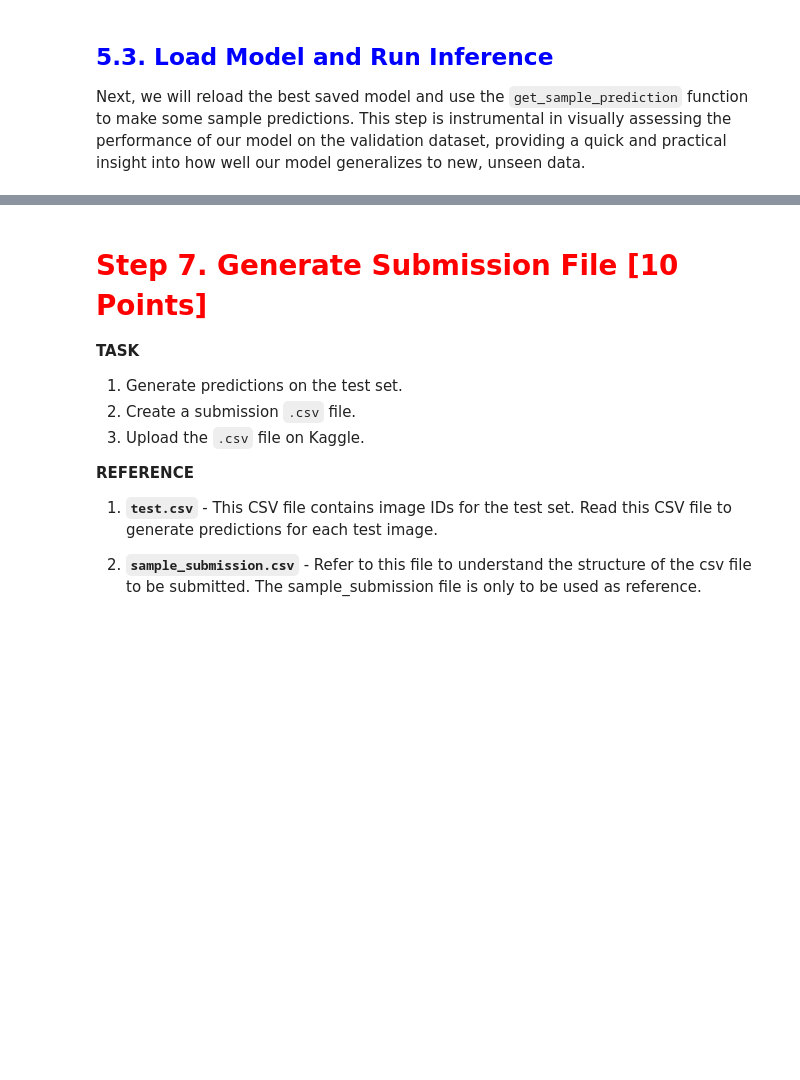
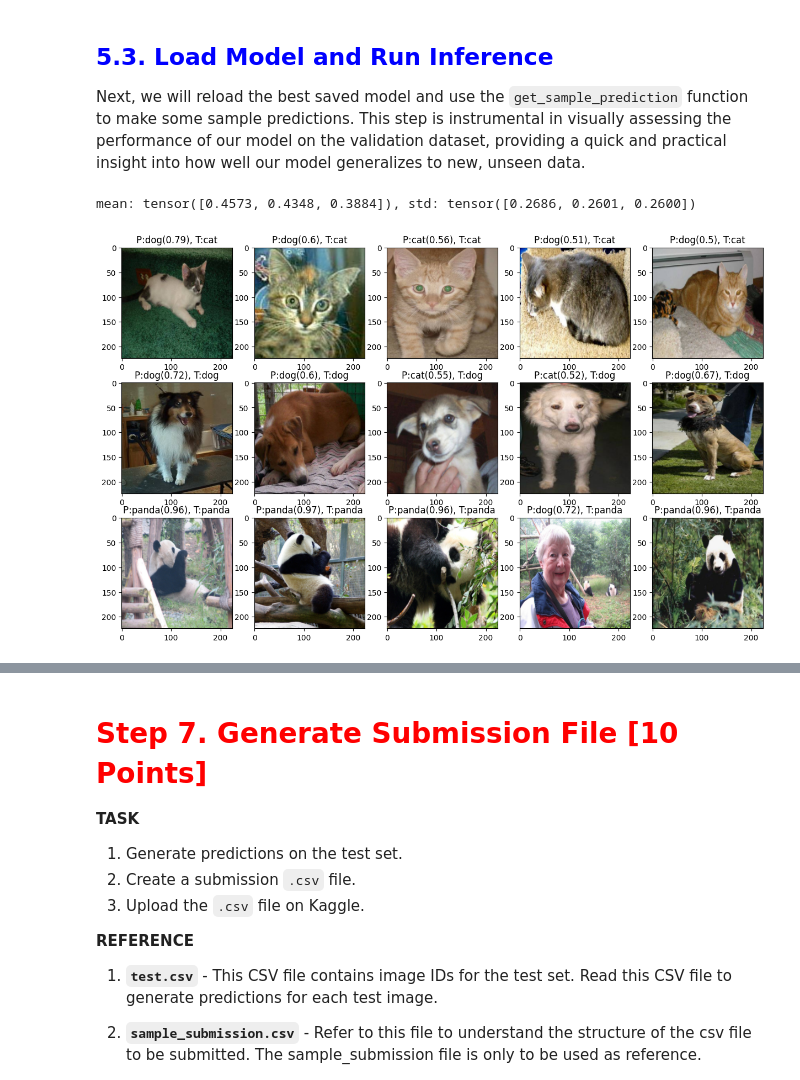
Before and after one commit to ramabyg/opencv_dl_pytorch, a Jupyter notebook: week5/training-from-scratch-round2-ipynb.ipynb, the cells around one changed output, grey strips where cells are left out. Drawn from its saved outputs; the diff is of its cells as text; code cells hidden in the pictures; blank space fills up the shorter version.

```diff
--- a/week5/training-from-scratch-round2-ipynb.ipynb
+++ b/week5/training-from-scratch-round2-ipynb.ipynb
@@ -534,9 +559,11 @@ def setup_log_directory(training_config=TrainingConfig()):
 
         # Find the latest version number present in the log_dir
         last_version_number = max(folder_numbers)
-
-        # New version name
-        version_name = f"version_{last_version_number + 1}"
+        if training_config.predict_only:
+            version_name = f"version_{last_version_number}"
+        else:
+            # New version name
+            version_name = f"version_{last_version_number + 1}"
 
     else:
         version_name = training_config.log_dir
@@ -545,12 +572,16 @@ def setup_log_directory(training_config=TrainingConfig()):
     training_config.log_dir = os.path.join(training_config.root_log_dir, version_name)
     training_config.checkpoint_dir = os.path.join(training_config.root_checkpoint_dir, version_name)
 
+    if not training_config.predict_only:
     # Create new directory for saving new experiment version.
-    os.makedirs(training_config.log_dir, exist_ok=True)
-    os.makedirs(training_config.checkpoint_dir, exist_ok=True)
+        os.makedirs(training_config.log_dir, exist_ok=True)
+        os.makedirs(training_config.checkpoint_dir, exist_ok=True)
 
-    print(f"Logging at: {training_config.log_dir}")
-    print(f"Model Checkpoint at: {training_config.checkpoint_dir}")
+        print(f"Logging at: {training_config.log_dir}")
+        print(f"Model Checkpoint at: {training_config.checkpoint_dir}")
+    else:
+        print(f"Predicting using model from: {training_config.checkpoint_dir}")
+
 
     return training_config, version_name
 # %% [markdown]
@@ -984,17 +1063,24 @@ Next, we will reload the best saved model and use the `get_sample_prediction` fu
 # %%
 trained_model = MyModel()
 trained_model = load_model(
     trained_model,
     model_dir=training_config.checkpoint_dir,
     model_file_name=training_config.save_model_name
 )
 
 train_data_path = os.path.join(training_config.data_root, "Train")
 valid_data_path = os.path.join(training_config.data_root, "Valid")
 
-mean, std = get_mean_std(train_data_path, img_size=training_config.img_size)
+if training_config.predict_only:
+    mean = torch.tensor([0.4573, 0.4348, 0.3884])
+    std = torch.tensor([0.2686, 0.2601, 0.2600])
+else:
+    mean, std = get_mean_std(train_data_path, img_size=training_config.img_size)
 
 get_sample_prediction(trained_model, valid_data_path, img_size=training_config.img_size, mean=mean, std=std)
+# %% [output]
+mean: tensor([0.4573, 0.4348, 0.3884]), std: tensor([0.2686, 0.2601, 0.2600])
+[figure, added]
 # %% [markdown]
 # <font style="color:red">Step 6. Display Confusion Matrix [5 Points]</font>
 
```
Also changed, not shown: parts of 13 cells of this notebook.
